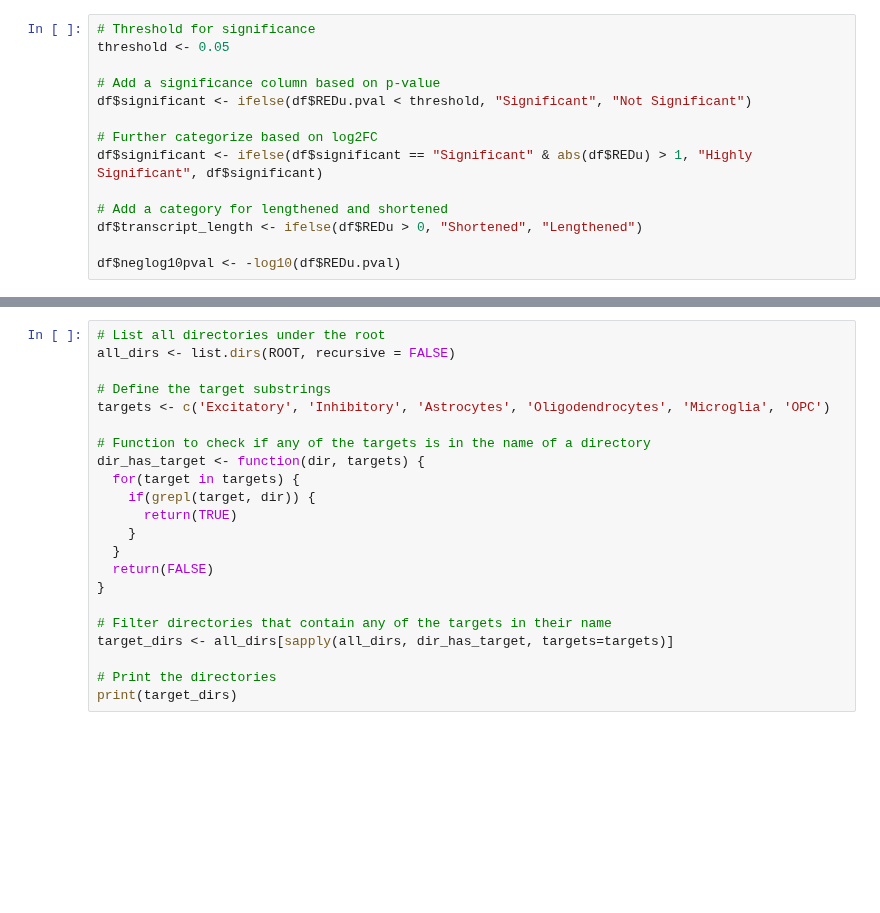
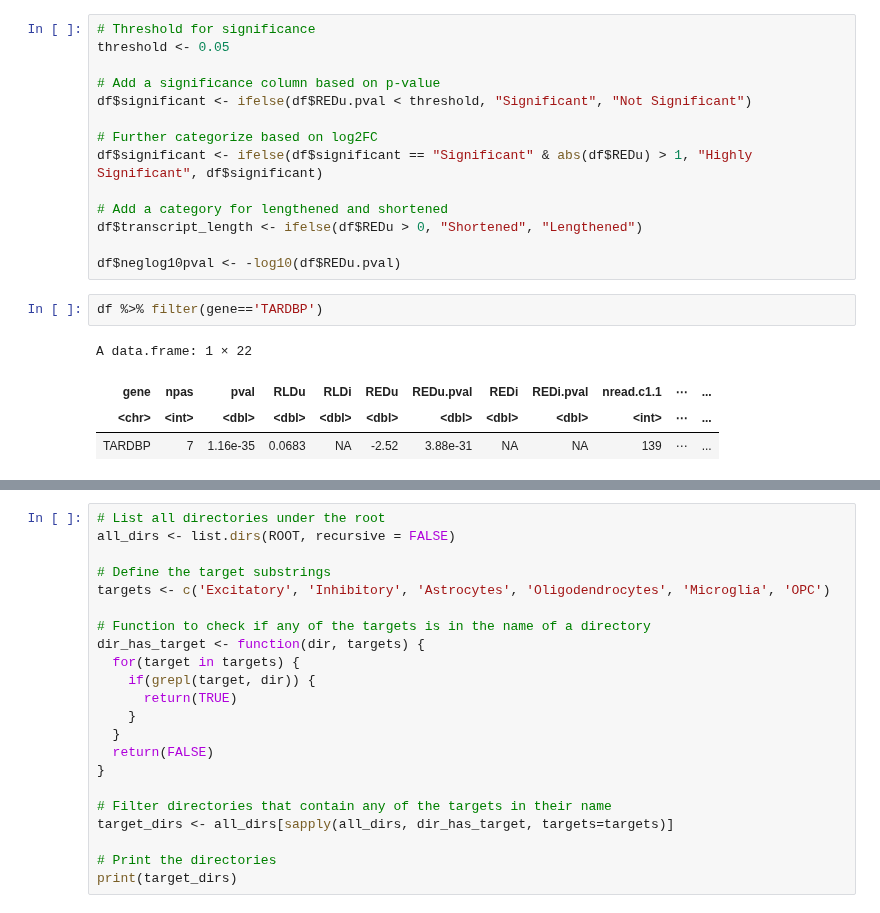
Before and after one commit to AidenSb/APA, a Jupyter notebook: For_DL_model/Redu_volcanos.ipynb, the cells around one changed output, grey strips where cells are left out. Cells and saved outputs as stored; diff of their text form; blank space fills up the shorter version.

```diff
--- a/For_DL_model/Redu_volcanos.ipynb
+++ b/For_DL_model/Redu_volcanos.ipynb
@@ -57,6 +57,13 @@ df$significant <- ifelse(df$significant == "Significant" & abs(df$REDu) > 1, "Hi
 df$transcript_length <- ifelse(df$REDu > 0, "Shortened", "Lengthened")
 
 df$neglog10pval <- -log10(df$REDu.pval)
+# %%
+df %>% filter(gene=='TARDBP')
+# %% [output]
+A data.frame: 1 × 22
+| gene | npas | pval | RLDu | RLDi | REDu | REDu.pval | REDi | REDi.pval | nread.c1.1 | ⋯ | ... |
+| <chr> | <int> | <dbl> | <dbl> | <dbl> | <dbl> | <dbl> | <dbl> | <dbl> | <int> | ⋯ | ... |
+| TARDBP | 7 | 1.16e-35 | 0.0683 | NA | -2.52 | 3.88e-31 | NA | NA | 139 | ⋯ | ... |
 # %%
 library(ggplot2)
 library(dplyr)
```
Also changed, not shown: parts of 3 cells of this notebook, 2 other files.
